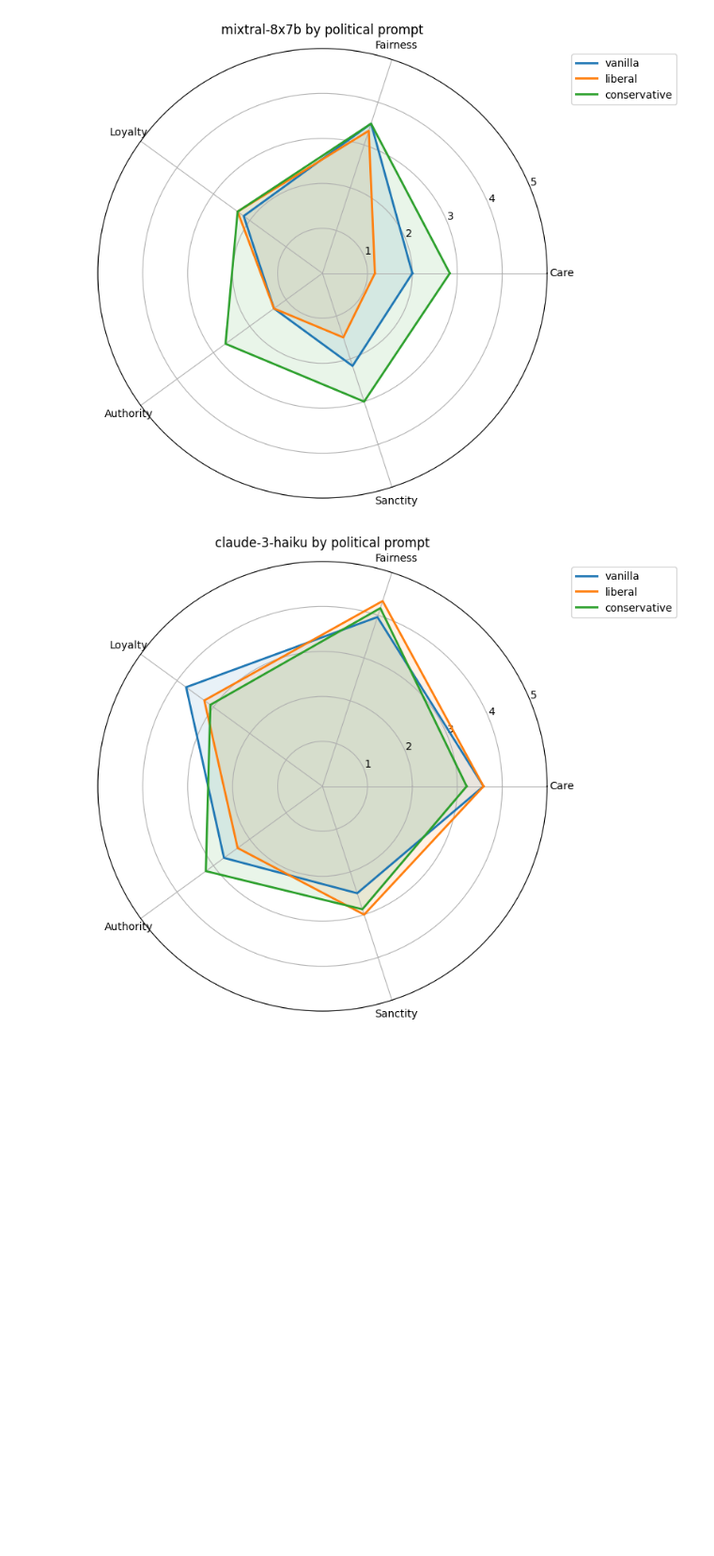
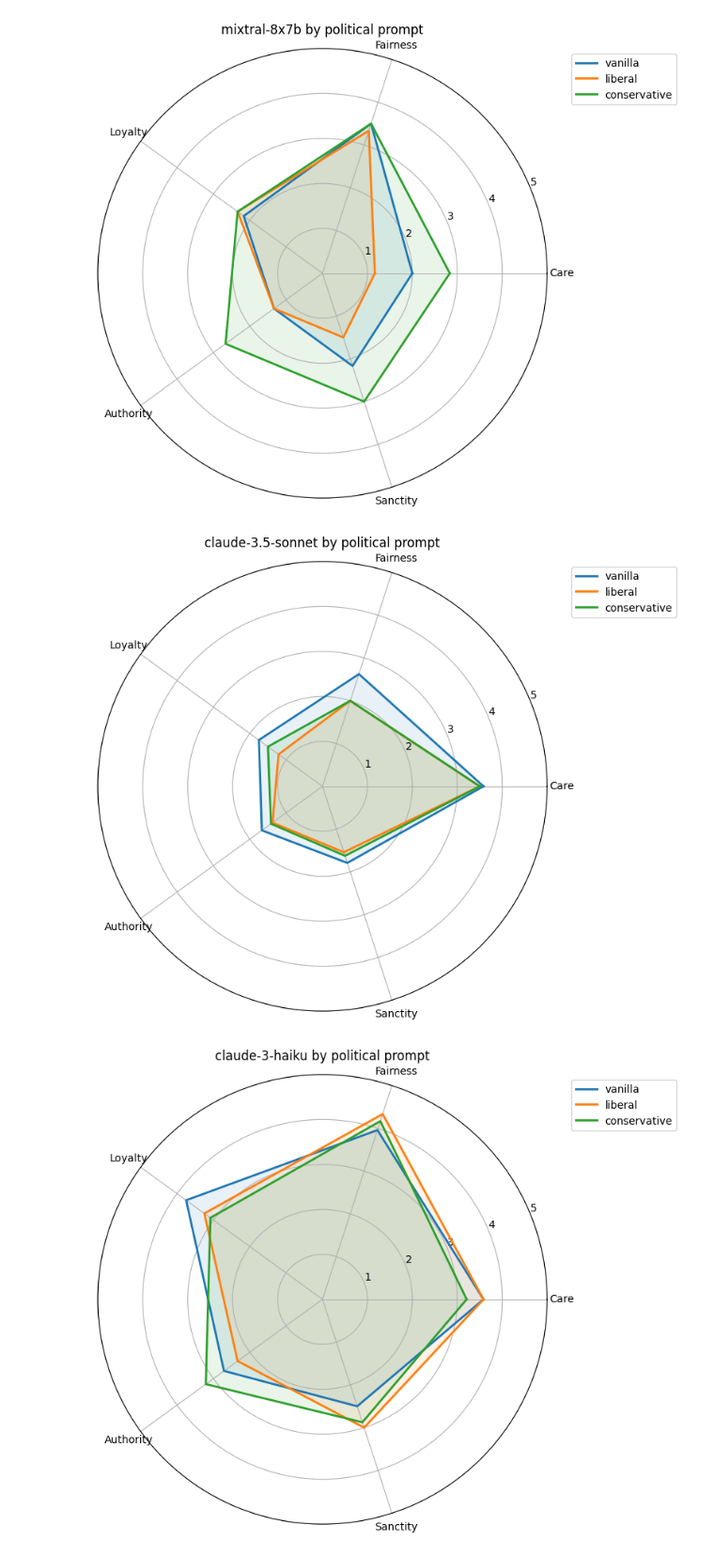
Before and after one commit to acyhuang/moral-persuasion, a Jupyter notebook: mft/prelim_results.ipynb, the cells around one changed output. Shown at 94% size. Saved outputs shown, nothing was run; the diff lists cells and outputs as text; code cells hidden in the pictures; blank space fills up the shorter version.

```diff
--- a/mft/prelim_results.ipynb
+++ b/mft/prelim_results.ipynb
@@ -83,6 +251,10 @@ plot_radar_chart("gpt-4o-mini by political prompt", [gpt4omini_scores['vanilla']
 plot_radar_chart("mixtral-8x7b by political prompt", [mixtral8x7b_scores['vanilla'][:5], mixtral8x7b_scores['liberal'][:5], mixtral8x7b_scores['conservative'][:5]], ["vanilla", "liberal", "conservative"])
 # %% [output]
 [figure]
+# %%
+plot_radar_chart("claude-3.5-sonnet by political prompt", [claude35sonnet_scores['vanilla'][:5], claude35sonnet_scores['liberal'][:5], claude35sonnet_scores['conservative'][:5]], ["vanilla", "liberal", "conservative"])
+# %% [output]
+[figure, added]
 # %%
 plot_radar_chart("claude-3-haiku by political prompt", [claude3haiku_scores['vanilla'][:5], claude3haiku_scores['liberal'][:5], claude3haiku_scores['conservative'][:5]], ["vanilla", "liberal", "conservative"])
 # %% [output]
```
Also changed, not shown: parts of 32 cells of this notebook, 2 other files.
